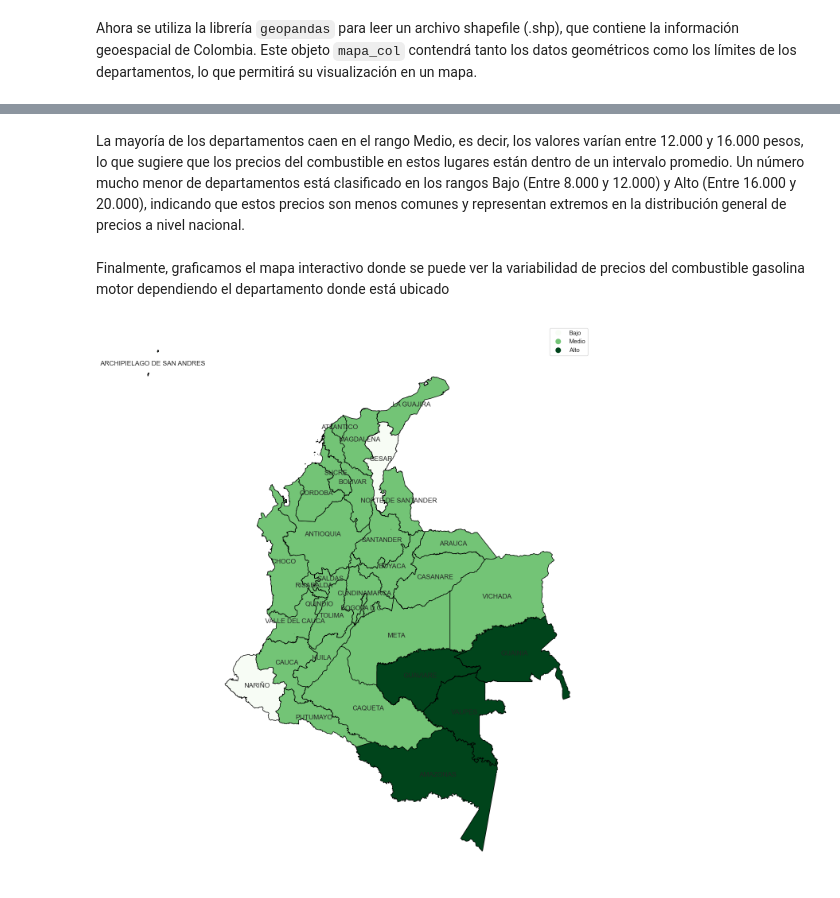
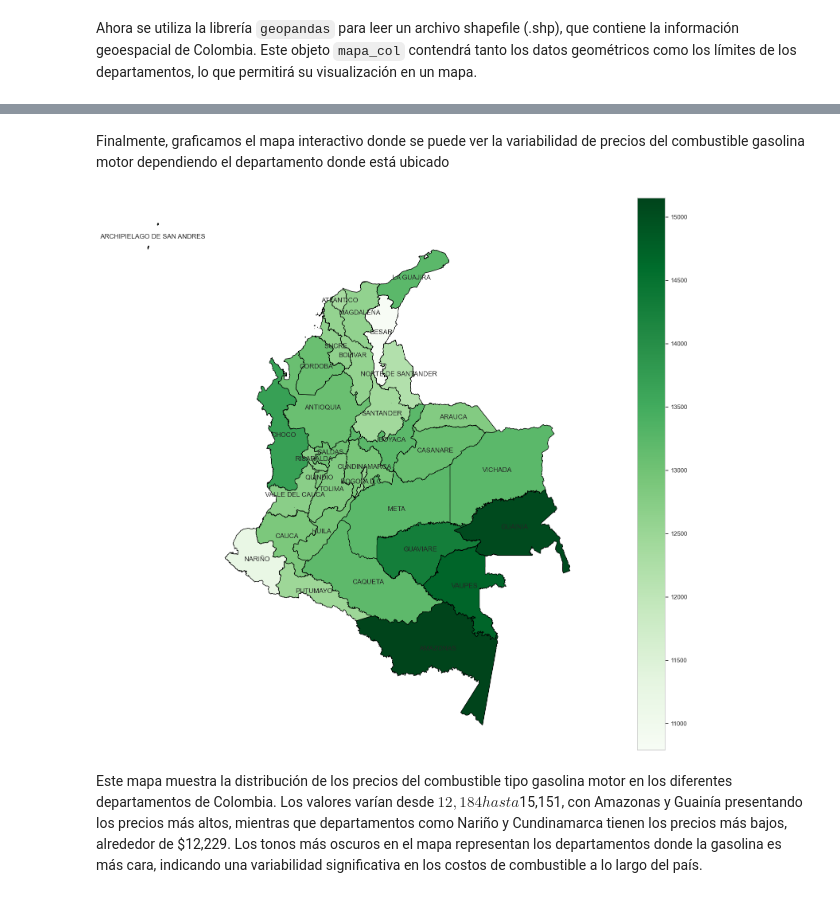
Before and after one commit to kmarcela11/VisualizacionCorte1, a Jupyter notebook: _sources/Ejercicio5.ipynb, the cells around one changed output, grey strips where cells are left out. Saved outputs shown, nothing was run; the diff lists cells and outputs as text; code cells hidden in the pictures.

```diff
--- a/_sources/Ejercicio5.ipynb
+++ b/_sources/Ejercicio5.ipynb
@@ -872,6 +869,0 @@ Ahora,se agrupan los precios de la gasolina por departamentos y se clasifican en
-# %%
-bins = [10000, 12000, 14000, 16000]
-labels = ['Bajo', 'Medio',  'Alto']
-df_precios['RANGO'] = pd.cut(df_precios['VALOR PRECIO'], bins = bins, labels = labels)
-df_precios['VALOR PRECIO'] = df_precios['VALOR PRECIO'].apply(lambda x: f'${x:,.0f}') # Pasar a pesos colombianos
-df_precios.head()
@@ -894,5 +879,5 @@ Se usa el parámetro `how = 'left'` para asegurar que se conserven todas las fil
 # %%
-mapa_col = mapa_col.merge(df_precios[['DEPARTAMENTO','VALOR PRECIO', 'RANGO']],
+mapa_col = mapa_col.merge(df_precios[['DEPARTAMENTO','VALOR PRECIO']],
                           left_on = 'DPTO_CNMBR',
                           right_on = 'DEPARTAMENTO',
                           how = 'left')
@@ -901,9 +883,0 @@ Antes de visualizar el mapa, se observa la distribución de los precios de los c
-# %%
-ax = sns.catplot(data = df_precios, x = 'RANGO', aspect = 1.5, kind = "count", color = "#8FBC8F")
-ax.set_axis_labels('Rango de precio', 'Frecuencia')
-ax.fig.suptitle('Distribución de los diferentes rangos de precio de los combustibles', fontsize = 12)
-sns.set_style("whitegrid")
-plt.subplots_adjust(top = 0.9)
-plt.grid(True, which = 'both', linestyle = '--', linewidth = 0.5)
-plt.show()
-df_precios.value_counts('RANGO')
@@ -917,13 +884,13 @@ Name: count, dtype: int64
-# %% [markdown]
-La mayoría de los departamentos caen en el rango Medio, es decir, los valores varían entre 12.000 y 16.000 pesos, lo que sugiere que los precios del combustible en estos lugares están dentro de un intervalo promedio. Un número mucho menor de departamentos está clasificado en los rangos Bajo (Entre 8.000 y 12.000) y Alto (Entre 16.000 y 20.000), indicando que estos precios son menos comunes y representan extremos en la distribución general de precios a nivel nacional.
 # %% [markdown]
 Finalmente, graficamos el mapa interactivo donde se puede ver la variabilidad de precios del combustible gasolina motor dependiendo el departamento donde está ubicado
 # %%
-mapa_col.plot(column = "RANGO",figsize = (30,18), legend = True, edgecolor = "black", colormap = 'Greens' )
+mapa_col.plot(column = "VALOR PRECIO",figsize = (30,18), legend = True, edgecolor = "black", colormap = 'Greens' )
 for index,row in mapa_col.iterrows(): # Los siguientes códigos permiten incluir los nombres de los municipios
     xy=row['geometry'].centroid.coords[:]
     xytext=row['geometry'].centroid.coords[:]
     plt.annotate(row['DEPARTAMENTO'],xy=xy[0], xytext=xytext[0],  horizontalalignment='center',verticalalignment='center')
     plt.axis('off')
 # %% [output]
-[figure, old version]
+[figure, new version]
+# %% [markdown]
+Este mapa muestra la distribución de los precios del combustible tipo gasolina motor en los diferentes departamentos de Colombia. Los valores varían desde $12,184 hasta $15,151, con Amazonas y Guainía presentando los precios más altos, mientras que departamentos como Nariño y Cundinamarca tienen los precios más bajos, alrededor de $12,229. Los tonos más oscuros en el mapa representan los departamentos donde la gasolina es más cara, indicando una variabilidad significativa en los costos de combustible a lo largo del país.
```
Also changed, not shown: parts of 6 cells of this notebook, 3 other files.
